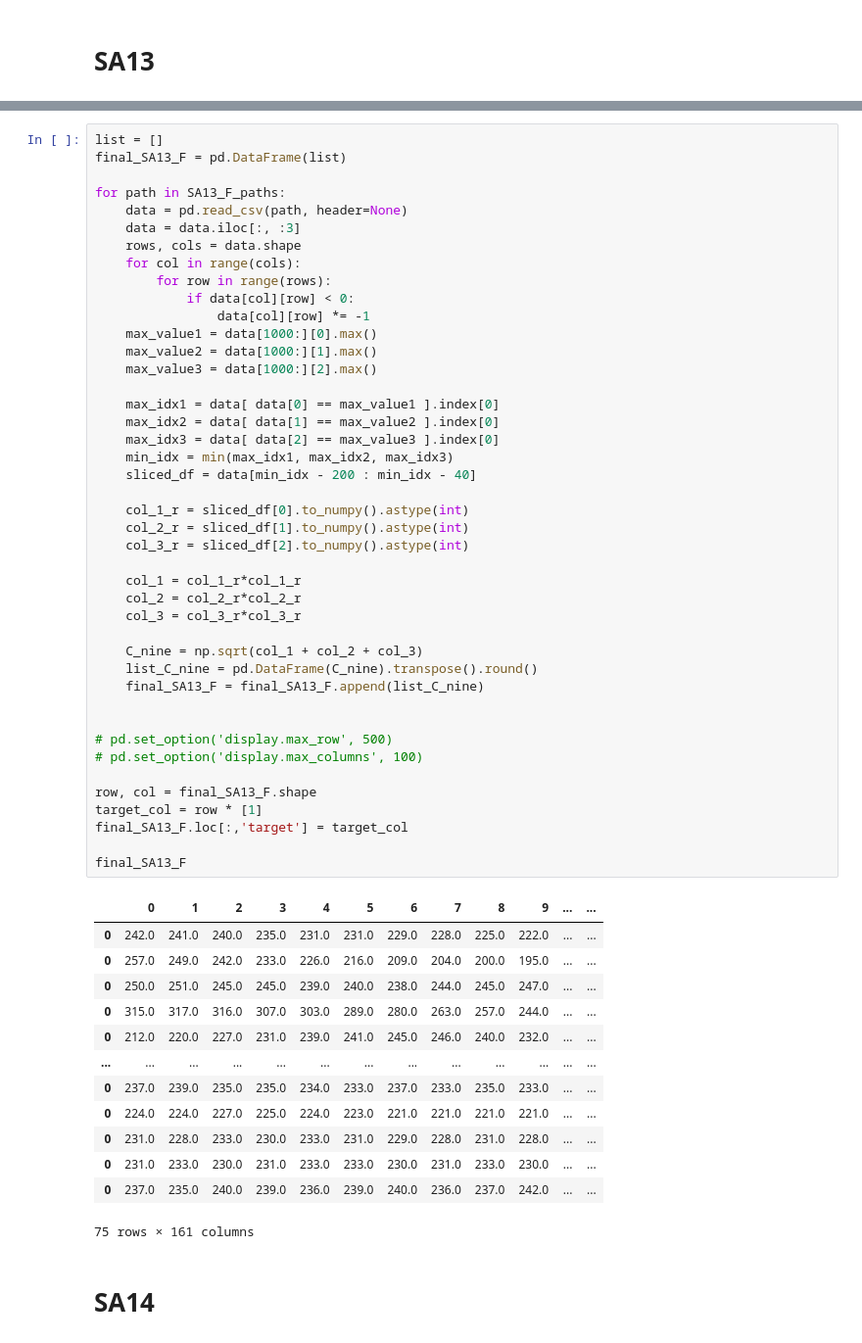
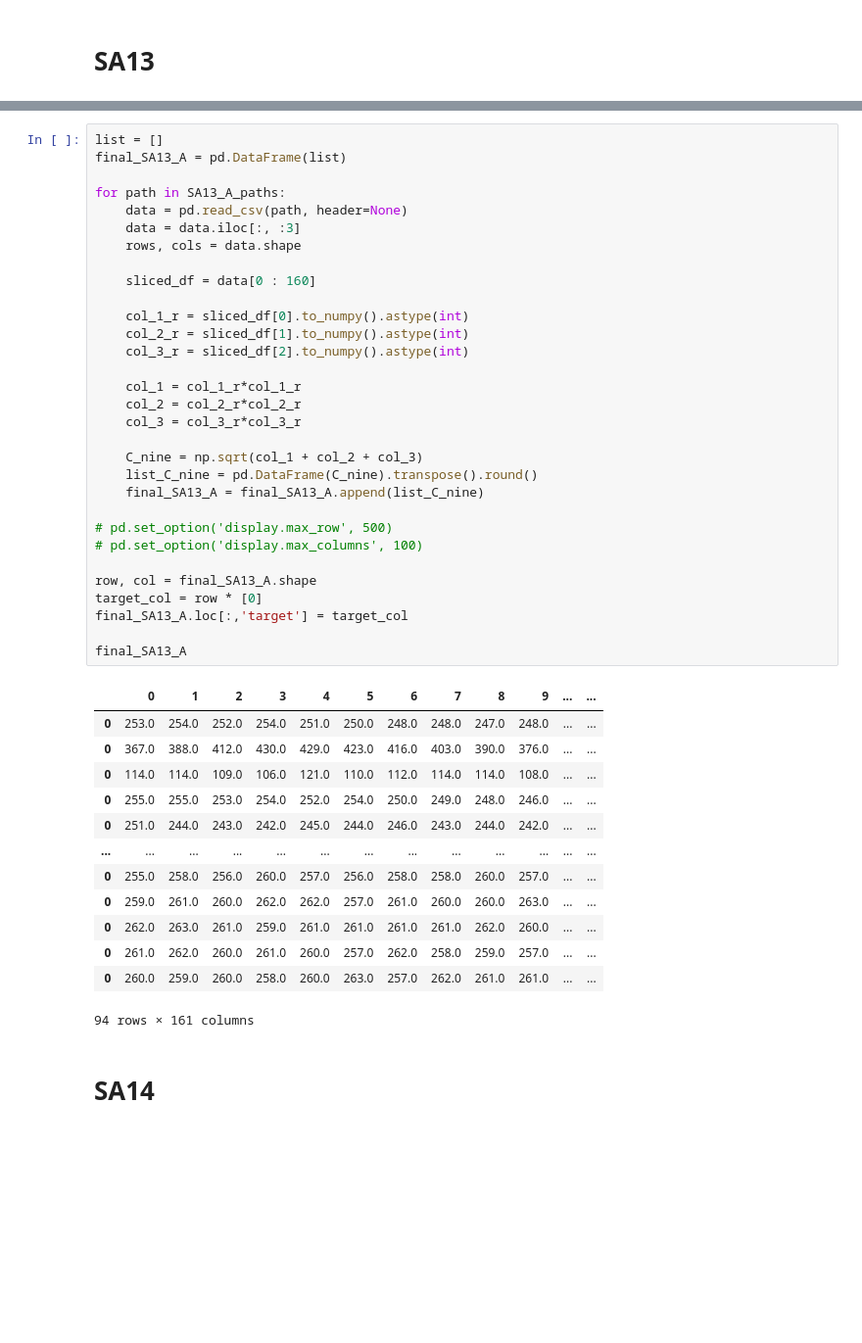
Before and after one commit to SYdney-Go/2021_Senior_Fall, a Jupyter notebook: preprocess/20211117_SA_ADL.ipynb, the cells around one changed output, grey strips where cells are left out. Shown: that part at 98% size. Saved outputs shown, nothing was run; the diff lists cells and outputs as text; blank space fills up the shorter version.

```diff
--- a/preprocess/20211117_SA_ADL.ipynb
+++ b/preprocess/20211117_SA_ADL.ipynb
@@ -1111,60 +1666,48 @@ print(SA13_F_paths)
 # %%
 list = []
-final_SA13_F = pd.DataFrame(list)
+final_SA13_A = pd.DataFrame(list)
 
-for path in SA13_F_paths:
+for path in SA13_A_paths:
     data = pd.read_csv(path, header=None)
     data = data.iloc[:, :3]
     rows, cols = data.shape
-    for col in range(cols):
-        for row in range(rows):
-            if data[col][row] < 0:
-                data[col][row] *= -1
-    max_value1 = data[1000:][0].max()
-    max_value2 = data[1000:][1].max()
-    max_value3 = data[1000:][2].max()
 
-    max_idx1 = data[ data[0] == max_value1 ].index[0]
-    max_idx2 = data[ data[1] == max_value2 ].index[0]
-    max_idx3 = data[ data[2] == max_value3 ].index[0]
-    min_idx = min(max_idx1, max_idx2, max_idx3)
-    sliced_df = data[min_idx - 200 : min_idx - 40]
+    sliced_df = data[0 : 160]
 
     col_1_r = sliced_df[0].to_numpy().astype(int)
     col_2_r = sliced_df[1].to_numpy().astype(int)
     col_3_r = sliced_df[2].to_numpy().astype(int)
 
     col_1 = col_1_r*col_1_r
     col_2 = col_2_r*col_2_r
     col_3 = col_3_r*col_3_r
 
     C_nine = np.sqrt(col_1 + col_2 + col_3)
     list_C_nine = pd.DataFrame(C_nine).transpose().round()
-    final_SA13_F = final_SA13_F.append(list_C_nine)
-
+    final_SA13_A = final_SA13_A.append(list_C_nine)
 
 # pd.set_option('display.max_row', 500)
 # pd.set_option('display.max_columns', 100)
 
-row, col = final_SA13_F.shape
-target_col = row * [1]
-final_SA13_F.loc[:,'target'] = target_col
+row, col = final_SA13_A.shape
+target_col = row * [0]
+final_SA13_A.loc[:,'target'] = target_col
 
-final_SA13_F
+final_SA13_A
 # %% [output]
 |  | 0 | 1 | 2 | 3 | 4 | 5 | 6 | 7 | 8 | 9 | ... | ... |
-| 0 | 242.0 | 241.0 | 240.0 | 235.0 | 231.0 | 231.0 | 229.0 | 228.0 | 225.0 | 222.0 | ... | ... |
-| 0 | 257.0 | 249.0 | 242.0 | 233.0 | 226.0 | 216.0 | 209.0 | 204.0 | 200.0 | 195.0 | ... | ... |
-| 0 | 250.0 | 251.0 | 245.0 | 245.0 | 239.0 | 240.0 | 238.0 | 244.0 | 245.0 | 247.0 | ... | ... |
-| 0 | 315.0 | 317.0 | 316.0 | 307.0 | 303.0 | 289.0 | 280.0 | 263.0 | 257.0 | 244.0 | ... | ... |
-| 0 | 212.0 | 220.0 | 227.0 | 231.0 | 239.0 | 241.0 | 245.0 | 246.0 | 240.0 | 232.0 | ... | ... |
+| 0 | 253.0 | 254.0 | 252.0 | 254.0 | 251.0 | 250.0 | 248.0 | 248.0 | 247.0 | 248.0 | ... | ... |
+| 0 | 367.0 | 388.0 | 412.0 | 430.0 | 429.0 | 423.0 | 416.0 | 403.0 | 390.0 | 376.0 | ... | ... |
+| 0 | 114.0 | 114.0 | 109.0 | 106.0 | 121.0 | 110.0 | 112.0 | 114.0 | 114.0 | 108.0 | ... | ... |
+| 0 | 255.0 | 255.0 | 253.0 | 254.0 | 252.0 | 254.0 | 250.0 | 249.0 | 248.0 | 246.0 | ... | ... |
+| 0 | 251.0 | 244.0 | 243.0 | 242.0 | 245.0 | 244.0 | 246.0 | 243.0 | 244.0 | 242.0 | ... | ... |
 | ... | ... | ... | ... | ... | ... | ... | ... | ... | ... | ... | ... | ... |
-| 0 | 237.0 | 239.0 | 235.0 | 235.0 | 234.0 | 233.0 | 237.0 | 233.0 | 235.0 | 233.0 | ... | ... |
-| 0 | 224.0 | 224.0 | 227.0 | 225.0 | 224.0 | 223.0 | 221.0 | 221.0 | 221.0 | 221.0 | ... | ... |
-| 0 | 231.0 | 228.0 | 233.0 | 230.0 | 233.0 | 231.0 | 229.0 | 228.0 | 231.0 | 228.0 | ... | ... |
-| 0 | 231.0 | 233.0 | 230.0 | 231.0 | 233.0 | 233.0 | 230.0 | 231.0 | 233.0 | 230.0 | ... | ... |
-| 0 | 237.0 | 235.0 | 240.0 | 239.0 | 236.0 | 239.0 | 240.0 | 236.0 | 237.0 | 242.0 | ... | ... |
+| 0 | 255.0 | 258.0 | 256.0 | 260.0 | 257.0 | 256.0 | 258.0 | 258.0 | 260.0 | 257.0 | ... | ... |
+| 0 | 259.0 | 261.0 | 260.0 | 262.0 | 262.0 | 257.0 | 261.0 | 260.0 | 260.0 | 263.0 | ... | ... |
+| 0 | 262.0 | 263.0 | 261.0 | 259.0 | 261.0 | 261.0 | 261.0 | 261.0 | 262.0 | 260.0 | ... | ... |
+| 0 | 261.0 | 262.0 | 260.0 | 261.0 | 260.0 | 257.0 | 262.0 | 258.0 | 259.0 | 257.0 | ... | ... |
+| 0 | 260.0 | 259.0 | 260.0 | 258.0 | 260.0 | 263.0 | 257.0 | 262.0 | 261.0 | 261.0 | ... | ... |
-75 rows × 161 columns
+94 rows × 161 columns
 # %% [markdown]
 # SA14
 # %%
```
Also changed, not shown: parts of 93 cells of this notebook, 8 other files.
